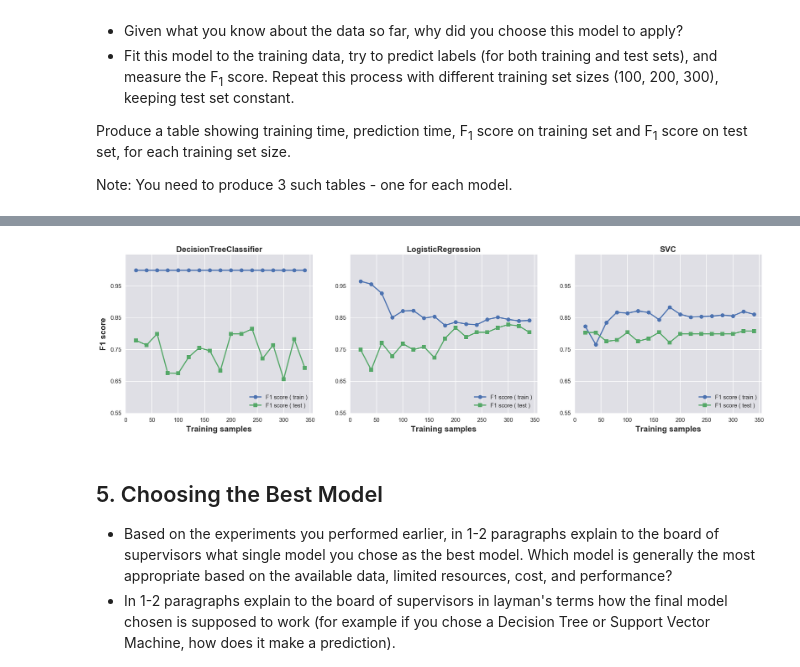
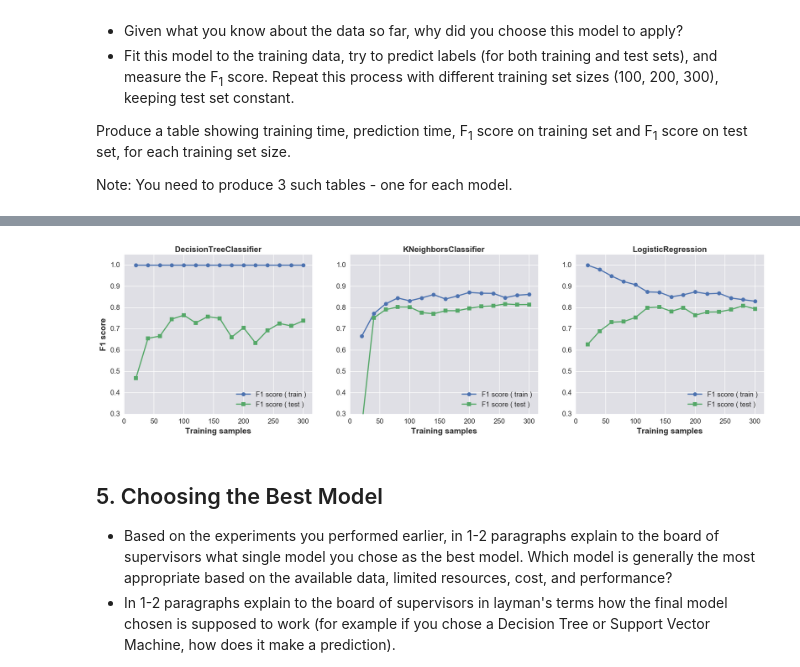
Before and after one commit to jingzhehu/udacity_mlnd, a Jupyter notebook: P2_Building_a_Student_Intervention_System/P2_Student_Intervention_System.ipynb, the cells around one changed output, grey strips where cells are left out. Saved outputs shown, nothing was run; the diff lists cells and outputs as text; code cells hidden in the pictures.

Commit message:
p2: add finished report and raw data; update ipynb

```diff
--- a/P2_Building_a_Student_Intervention_System/P2_Student_Intervention_System.ipynb
+++ b/P2_Building_a_Student_Intervention_System/P2_Student_Intervention_System.ipynb
@@ -118,12 +136,12 @@ So far, we have converted all _categorical_ features into numeric values. In thi
 from sklearn.cross_validation import train_test_split
 # First, decide how many training vs test samples you want
 num_all = student_data.shape[0]  # same as len(student_data)
-num_train = 340                  # about 85% of the data
+num_train = 300                  # about 75% of the data
 num_test = num_all - num_train
 
 # TODO: Then, select features (X) and corresponding labels (y) for the training and test sets
 # Note: Shuffle the data or randomly select samples to avoid any bias due to ordering in the dataset
-X_train, X_test, y_train, y_test = train_test_split(X_all, y_all, train_size=num_train, random_state=42)
+X_train, X_test, y_train, y_test = train_test_split(X_all, y_all, train_size=num_train, random_state=11)
 
 print "Training set: {} samples".format(X_train.shape[0])
 print "Test set: {} samples".format(X_test.shape[0])
@@ -147,6 +165,7 @@ Note: You need to produce 3 such tables - one for each model.
 import time
 from sklearn.linear_model import SGDClassifier, LogisticRegression
 from sklearn.ensemble import AdaBoostClassifier, RandomForestClassifier
+from sklearn.neighbors import KNeighborsClassifier
 from sklearn.naive_bayes import GaussianNB
 from sklearn.tree import DecisionTreeClassifier
 from sklearn.svm import SVC
@@ -159,7 +178,7 @@ def train_classifier(clf, X_train, y_train):
     clf.fit(X_train, y_train)
     end = time.time()
     duration = end - start
-    print "Training time (secs): {:.3f}".format(duration)
+    print "Training time (secs): {:.4f}".format(duration)
     return duration
 
 def predict_labels(clf, features, target):
@@ -167,14 +186,16 @@ def predict_labels(clf, features, target):
     start = time.time()
     y_pred = clf.predict(features)
     end = time.time()
-    #print "Prediction time (secs): {:.3f}".format(end - start)
+    print "Prediction time (secs): {:.4f}".format(end - start)
     return f1_score(target.values, y_pred, pos_label='yes')
 
 def train_predict(clf, X_train, y_train, X_test, y_test):
     print "----------"
     print "Training set size: {}".format(len(X_train))
     train_classifier(clf, X_train, y_train)
+    print "Training set:"
     train_f1_score = predict_labels(clf, X_train, y_train)
+    print "Testing set:"
     test_f1_score = predict_labels(clf, X_test, y_test)
     print "F1 score for training set: {}".format(train_f1_score)
     print "F1 score for test set: {}".format(test_f1_score)
@@ -185,8 +206,8 @@ def train_predict(clf, X_train, y_train, X_test, y_test):
 # TODO: Run the helper function above for desired subsets of training data
 
 clfs = [DecisionTreeClassifier(random_state=42),
-        LogisticRegression(random_state=42),
-        SVC(random_state=42)]
+        KNeighborsClassifier(),
+        LogisticRegression(random_state=42)]
 
 for clf in clfs:
     print "============================================="
@@ -196,7 +217,7 @@ for clf in clfs:
 
     # Predict on training & testing set and compute F1 score
     train_f1_score = predict_labels(clf, X_train, y_train)
-    test_f1_score = predict_labels(clf, X_test, y_test)
+    test_f1_score  = predict_labels(clf, X_test,  y_test)
     print "F1 score for training set: {}".format(train_f1_score)
     print "F1 score for test set: {}".format(test_f1_score)
 
@@ -266,38 +305,38 @@ print "============================================="
 
 import seaborn as sns
 import matplotlib.pyplot as plt
 %matplotlib inline
 %config InlineBackend.figure_formats = {'png', 'retina'}
 
 rc = {'lines.linewidth': 2,
       'axes.labelsize': 14,
       'axes.titlesize': 14,
       'axes.facecolor': 'DFDFE5'}
-sns.set_context('notebook', rc=rc)
+sns.set_context('notebook', font_scale=1.2, rc=rc)
 sns.set_style('darkgrid', rc=rc)
 
 plt.figure(1, figsize=(20, 5), dpi=300)
 idx_subplot = 1
 for idx, clf in enumerate(clfs):
 
     # each subplot corresponds to a classifier
     plt.subplot(1, len(clfs),idx_subplot)
     plt.plot(train_sizes, train_f1_scores[idx], marker='o', label='F1 score ( train )')
-    plt.plot(train_sizes, test_f1_scores[idx], marker='s', label='F1 score ( test )')
+    plt.plot(train_sizes, test_f1_scores[idx],  marker='s', label='F1 score ( test )')
 
     if idx_subplot == 1: plt.ylabel('F1 score', fontweight='bold')
     plt.xlabel('Training samples', fontweight='bold')
     plt.title('%s' % clf.__class__.__name__, fontweight='bold')
     plt.xlim(0, X_train.shape[0]+15)
-    plt.ylim(0.55, 1.05)
-    plt.yticks(np.arange(0.55, 1.05, 0.1))
+    plt.ylim(0.3, 1.05)
+    plt.yticks(np.arange(0.3, 1.05, 0.1))
     plt.legend(loc='lower right')
 
     idx_subplot += 1
 
 plt.savefig('./F1_vs_training_size.pdf')
 # %% [output]
-[figure, old version]
+[figure, new version]
 # %% [markdown]
 ## 5. Choosing the Best Model
 
```
Also changed, not shown: parts of 11 cells of this notebook, 2 other files.
